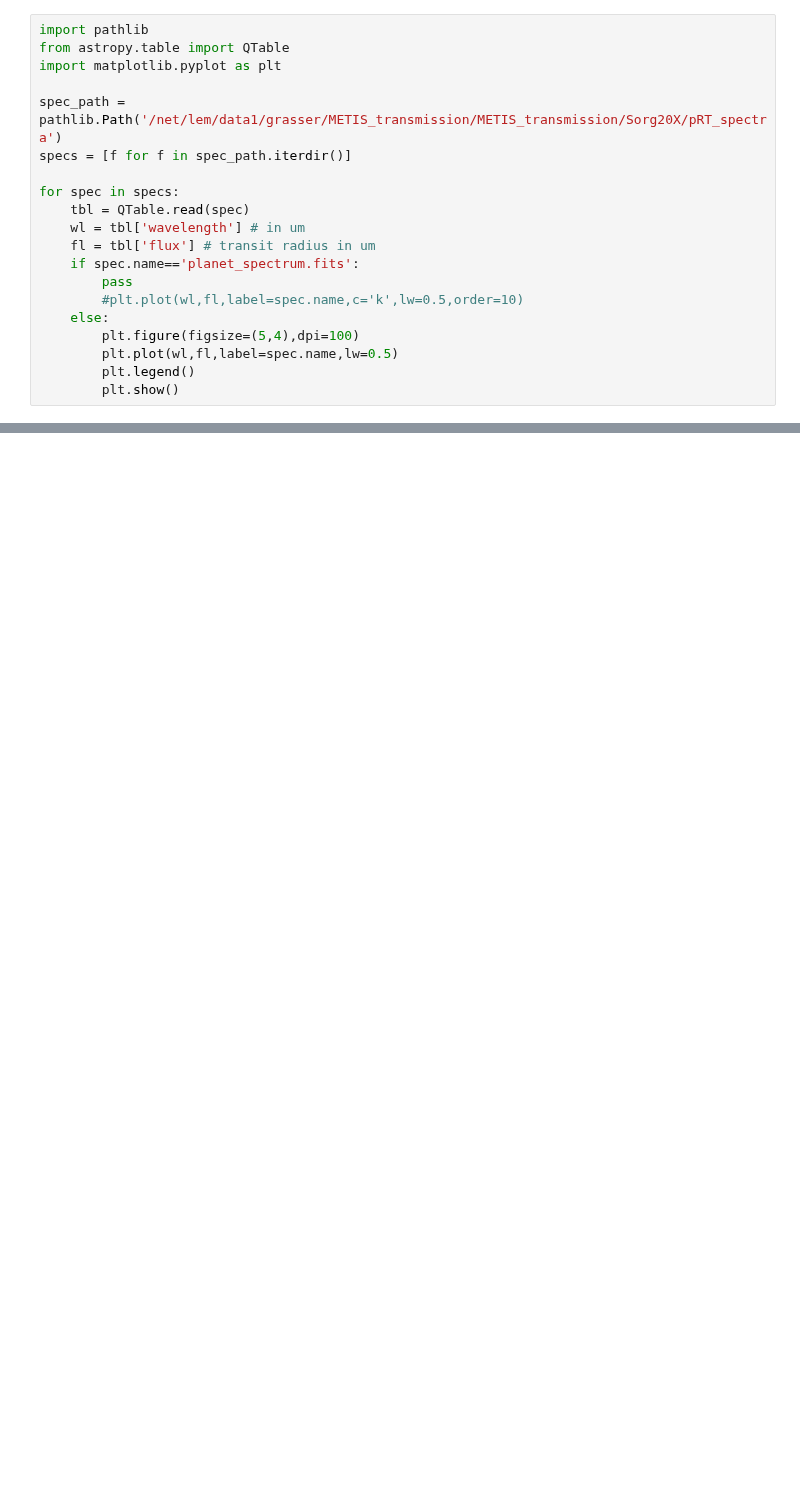
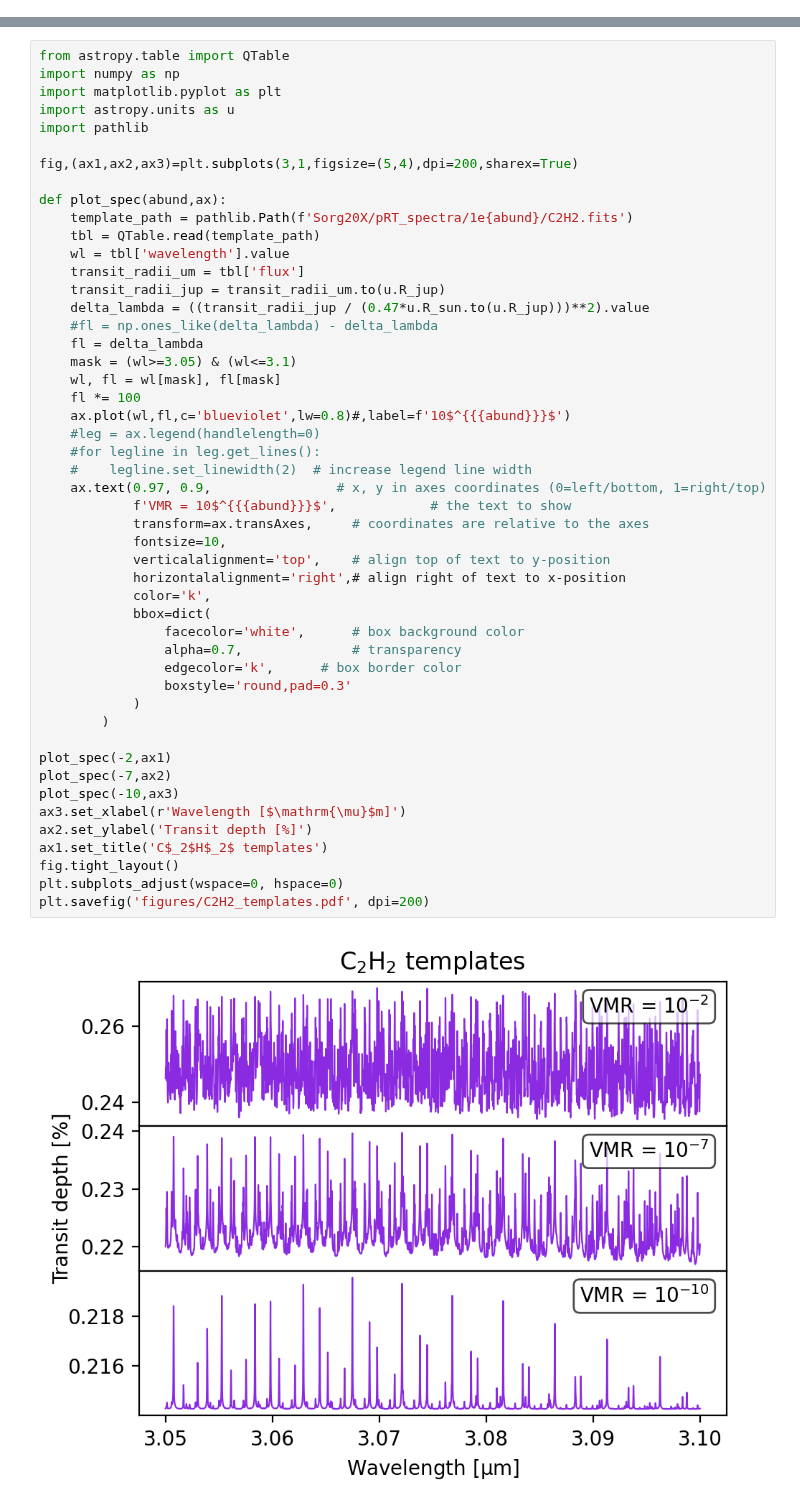
Before and after one commit to NatalieGrasser/METIS_transmission, a Jupyter notebook: METIS_transmission/debugging.ipynb, the cells around one changed output, grey strips where cells are left out. Saved outputs shown, nothing was run; the diff lists cells and outputs as text; blank space fills up the shorter version.

```diff
--- a/METIS_transmission/debugging.ipynb
+++ b/METIS_transmission/debugging.ipynb
@@ -12,20 +0,0 @@ Transit duration = 9612.0 s
-# %%
-import pathlib
-from astropy.table import QTable
-import matplotlib.pyplot as plt
-
-spec_path = pathlib.Path('/net/lem/data1/grasser/METIS_transmission/METIS_transmission/Sorg20X/pRT_spectra')
-specs = [f for f in spec_path.iterdir()]
-
-for spec in specs:
-    tbl = QTable.read(spec)
-    wl = tbl['wavelength'] # in um
-    fl = tbl['flux'] # transit radius in um
-    if spec.name=='planet_spectrum.fits':
-        pass
-        #plt.plot(wl,fl,label=spec.name,c='k',lw=0.5,order=10)
-    else:
-        plt.figure(figsize=(5,4),dpi=100)
-        plt.plot(wl,fl,label=spec.name,lw=0.5)
-        plt.legend()
-        plt.show()
@@ -95,0 +357,51 @@ plt.xlim(-100,100)
+# %%
+from astropy.table import QTable
+import numpy as np
+import matplotlib.pyplot as plt
+import astropy.units as u
+import pathlib
+
+fig,(ax1,ax2,ax3)=plt.subplots(3,1,figsize=(5,4),dpi=200,sharex=True)
+
+def plot_spec(abund,ax):
+    template_path = pathlib.Path(f'Sorg20X/pRT_spectra/1e{abund}/C2H2.fits')
+    tbl = QTable.read(template_path)
+    wl = tbl['wavelength'].value
+    transit_radii_um = tbl['flux']
+    transit_radii_jup = transit_radii_um.to(u.R_jup)
+    delta_lambda = ((transit_radii_jup / (0.47*u.R_sun.to(u.R_jup)))**2).value
+    #fl = np.ones_like(delta_lambda) - delta_lambda
+    fl = delta_lambda
+    mask = (wl>=3.05) & (wl<=3.1)
+    wl, fl = wl[mask], fl[mask]
+    fl *= 100
+    ax.plot(wl,fl,c='blueviolet',lw=0.8)#,label=f'10$^{{{abund}}}$')
+    #leg = ax.legend(handlelength=0)
+    #for legline in leg.get_lines():
+    #    legline.set_linewidth(2)  # increase legend line width
+    ax.text(0.97, 0.9,                # x, y in axes coordinates (0=left/bottom, 1=right/top)
+            f'VMR = 10$^{{{abund}}}$',            # the text to show
+            transform=ax.transAxes,     # coordinates are relative to the axes
+            fontsize=10,
+            verticalalignment='top',    # align top of text to y-position
+            horizontalalignment='right',# align right of text to x-position
+            color='k',
+            bbox=dict(
+                facecolor='white',      # box background color
+                alpha=0.7,              # transparency
+                edgecolor='k',      # box border color
+                boxstyle='round,pad=0.3'
+            )
+        )
+
+plot_spec(-2,ax1)
+plot_spec(-7,ax2)
+plot_spec(-10,ax3)
+ax3.set_xlabel(r'Wavelength [$\mathrm{\mu}$m]')
+ax2.set_ylabel('Transit depth [%]')
+ax1.set_title('C$_2$H$_2$ templates')
+fig.tight_layout()
+plt.subplots_adjust(wspace=0, hspace=0)
+plt.savefig('figures/C2H2_templates.pdf', dpi=200)
+# %% [output]
+[figure, added]
```
Also changed, not shown: parts of 23 cells of this notebook, 10 other files.
